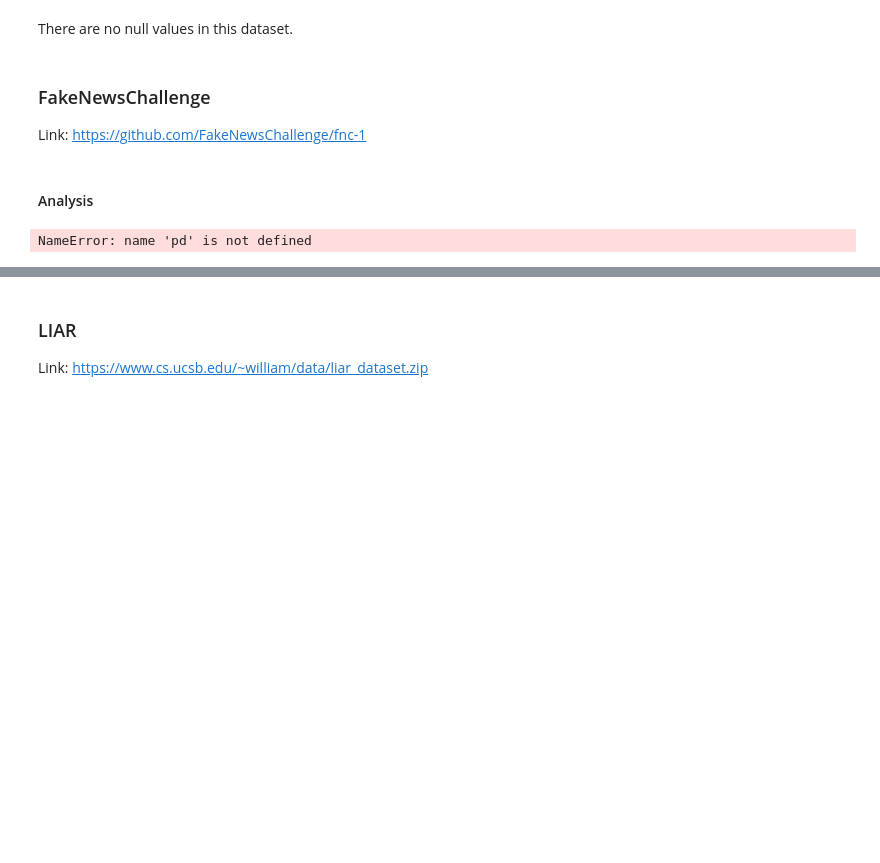
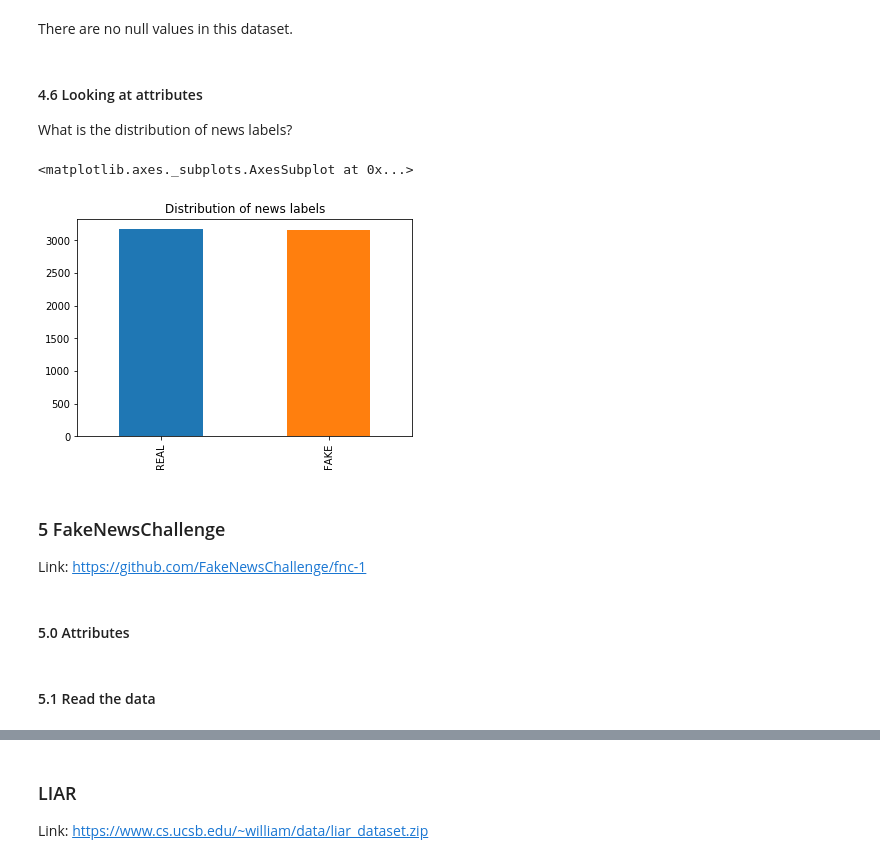
Before and after one commit to pmacinec/fake-news-datasets, a Jupyter notebook: fake_news_datasets.ipynb, the cells around one changed output, grey strips where cells are left out. Drawn from its saved outputs; the diff is of its cells as text; code cells hidden in the pictures; blank space fills up the shorter version.

Commit message:
Add analysis of new datasets

```diff
--- a/fake_news_datasets.ipynb
+++ b/fake_news_datasets.ipynb
@@ -607,13 +610,22 @@ dataset.isnull().values.any()
 False
 # %% [markdown]
 There are no null values in this dataset.
+# %% [markdown]
+#### 4.6 Looking at attributes
+What is the distribution of news labels?
+# %%
+dataset.label.value_counts().plot(kind='bar', title='Distribution of news labels')
+# %% [output]
+<matplotlib.axes._subplots.AxesSubplot at 0x...>
+[figure, added]
 # %% [markdown]
-### FakeNewsChallenge
+### 5 FakeNewsChallenge
 Link: [https://github.com/FakeNewsChallenge/fnc-1](https://github.com/FakeNewsChallenge/fnc-1)
-# %% [markdown]
-#### Analysis
+# %% [markdown]
+#### 5.0 Attributes
+# %% [markdown]
+#### 5.1 Read the data
 # %%
 # read data from dataset
-dataset = pd.read_csv('data/fake_news_challenge/train_bodies.csv')
+dataset = pd.read_csv('data/fake_news_challenge/train_stances.csv')
+dataset_bodies = pd.read_csv('data/fake_news_challenge/train_bodies.csv')
-# %% [output]
-NameError: name 'pd' is not defined
```
Also changed, not shown: parts of 38 cells of this notebook.
